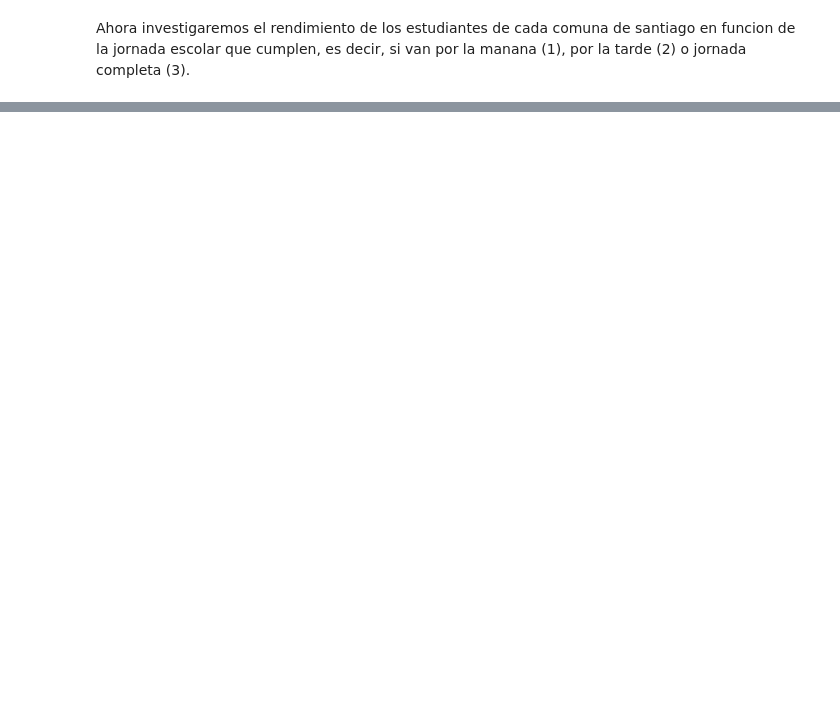
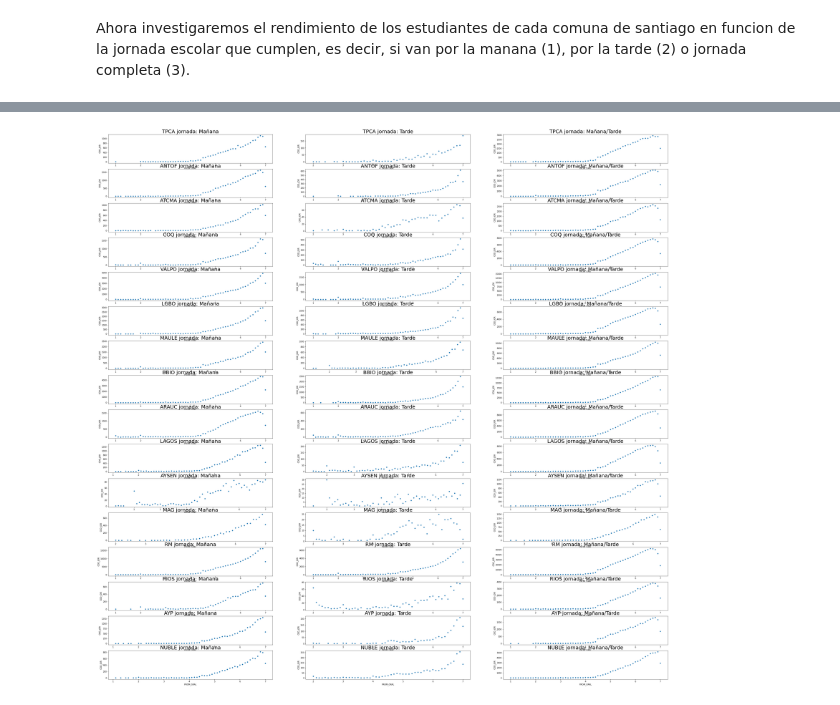
Before and after one commit to dvictorerol/proyecto-data-science, a Jupyter notebook: Entregable.ipynb, the cells around one changed output, grey strips where cells are left out. Cells and saved outputs as stored; diff of their text form; code cells hidden in the pictures; blank space fills up the shorter version.

Commit message:
jornadas en entregables

```diff
--- a/Entregable.ipynb
+++ b/Entregable.ipynb
@@ -284,7 +321,7 @@ fig, ax = plt.subplots(20, 3, figsize=(100, 100))
 ax = ax.flatten()
 largo = len(codigos)
 axis = 0
-df_plot = pd.read_csv(f'jornadas{16}')
+df_plot = comunas
 for k in range(largo):
     plot = df_plot[(df_plot['COD_COM_RBD'] == codigos[k])] # seleccionamos la comuna
     for j in range(1,4):
@@ -293,6 +330,13 @@ for k in range(largo):
             plot_final = plot_final.groupby('PROM_GRAL').count()
             axes = sns.scatterplot(data=plot_final, x='PROM_GRAL', y='COD_JOR',ax=ax[axis], legend=True)
             axes.set_title(f"{plot['NOM_COM_RBD'].iloc[0]} jornada: {j}", fontsize=25)
+            if j == 1:
+                axes.set_title(f"{plot['NOM_COM_RBD'].iloc[0]} jornada: Mañana", fontsize=25)
+            elif j == 2:
+                axes.set_title(f"{plot['NOM_COM_RBD'].iloc[0]} jornada: Tarde", fontsize=25)
+            else:
+                axes.set_title(f"{plot['NOM_COM_RBD'].iloc[0]} jornada: Mañana/Tarde", fontsize=25)
+
             axis += 1
         except:
             pass
@@ -302,0 +346,26 @@ FileNotFoundError: [Errno 2] No such file or directory: 'jornadas16'
+# %%
+fig, ax = plt.subplots(16, 3, figsize=(50, 50))
+ax = ax.flatten()
+largo = len(codigos)
+axis = 0
+df_plot = regiones
+for k in range(1,17):
+    plot = df_plot[(df_plot['COD_REG_RBD'] == k)] # seleccionamos la comuna
+    for j in range(1,4):
+        try:
+            plot_final = plot[(df_plot['COD_JOR'] == j)] # elegimos la jornada
+            plot_final = plot_final.groupby('PROM_GRAL').count()
+            axes = sns.scatterplot(data=plot_final, x='PROM_GRAL', y='COD_JOR',ax=ax[axis], legend=True)
+            if j == 1:
+                axes.set_title(f"{plot['NOM_REG_RBD_A'].iloc[0]} jornada: Mañana", fontsize=25)
+            elif j == 2:
+                axes.set_title(f"{plot['NOM_REG_RBD_A'].iloc[0]} jornada: Tarde", fontsize=25)
+            else:
+                axes.set_title(f"{plot['NOM_REG_RBD_A'].iloc[0]} jornada: Mañana/Tarde", fontsize=25)
+            axis += 1
+        except:
+            pass
+
+plt.show()
+# %% [output]
+[figure, added]
```
Also changed, not shown: parts of 5 cells of this notebook, 1 other file.
